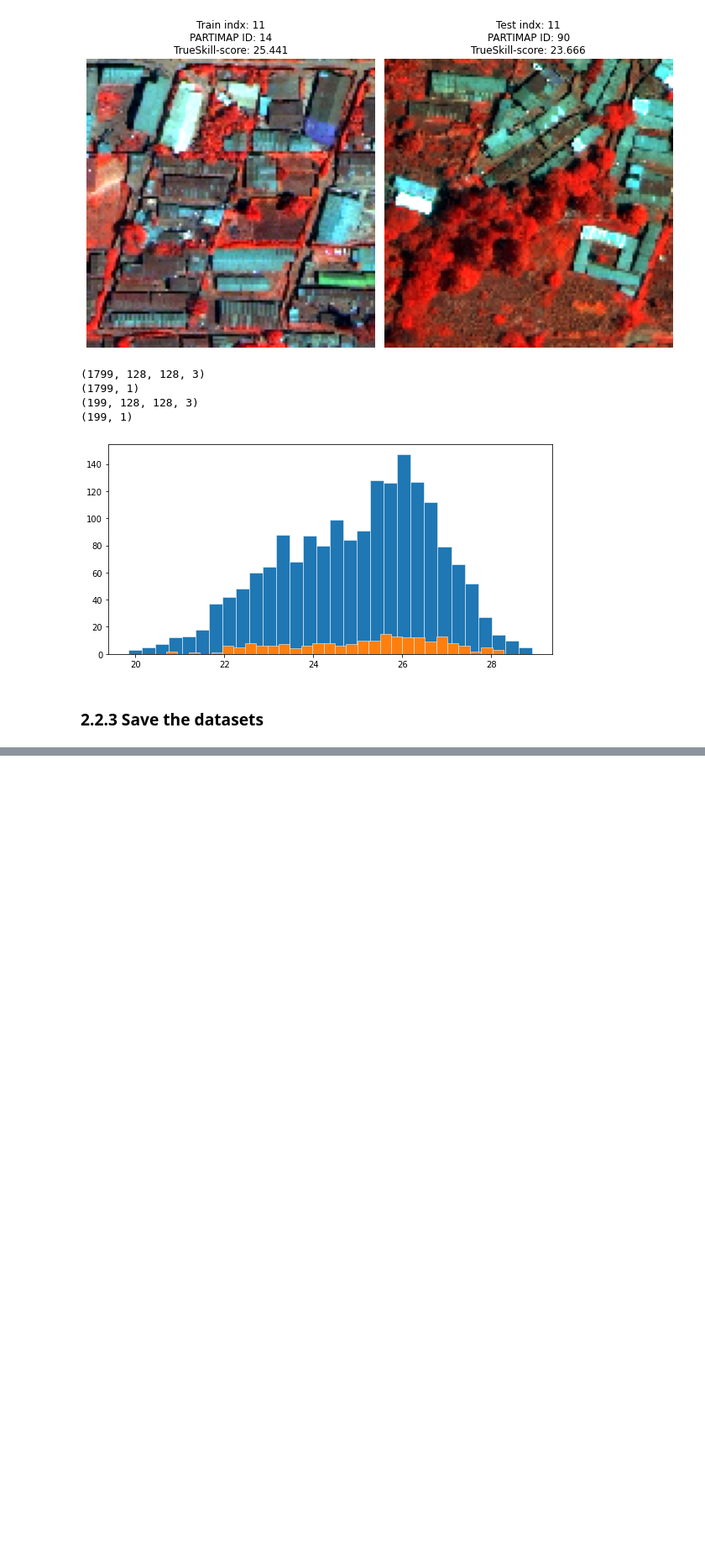
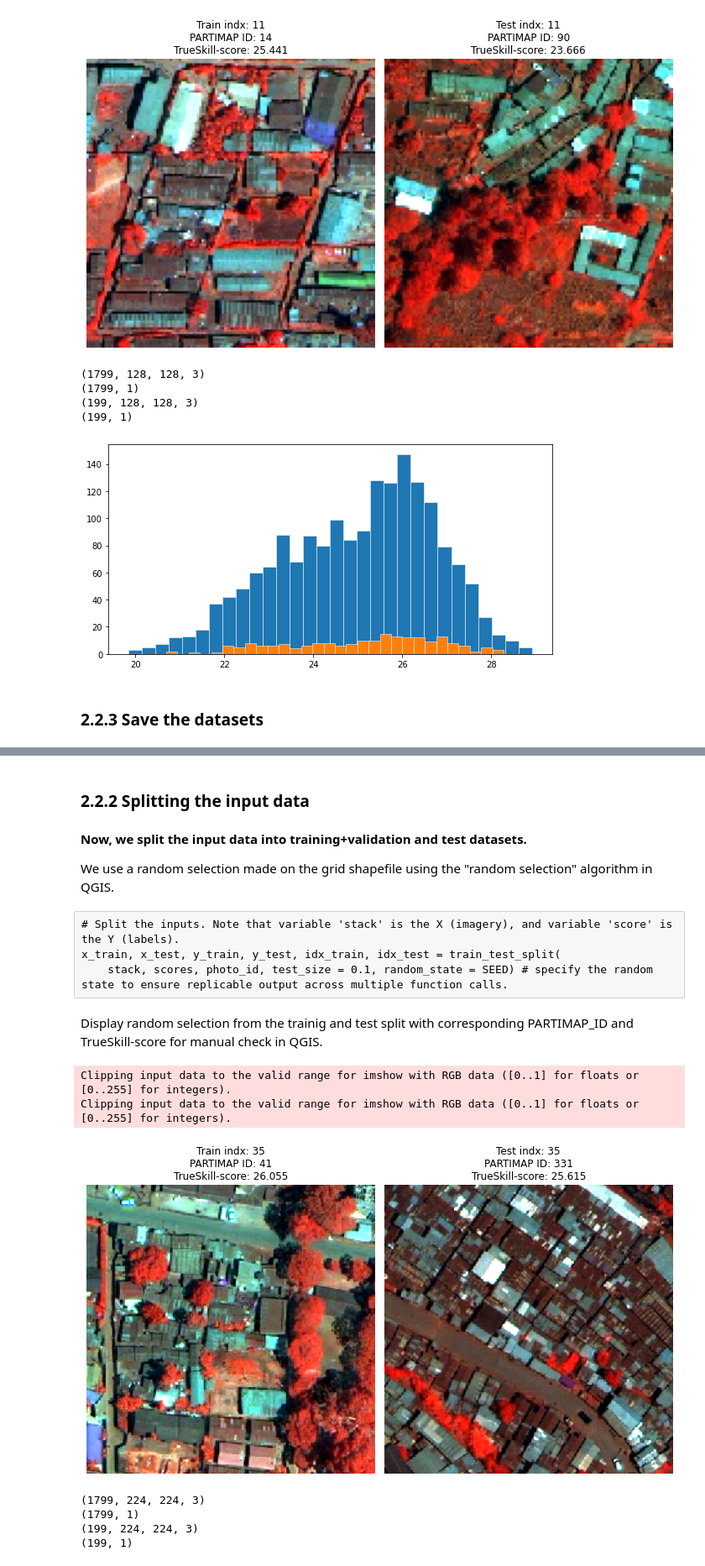
Before and after one commit to tgrippa/Partimap, a Jupyter notebook: Notebooks/Data_preprocessing.ipynb, the cells around one changed output, grey strips where cells are left out. Shown at 84% size. Cells and saved outputs as stored; diff of their text form; code cells hidden in the pictures; blank space fills up the shorter version.

```diff
--- a/Notebooks/Data_preprocessing.ipynb
+++ b/Notebooks/Data_preprocessing.ipynb
@@ -681,0 +825,58 @@ with h5py.File(os.path.join(data_path,"RGNIR_128.hdf5"), mode="w") as f:
+# %% [markdown]
+### 2.2.2 Splitting the input data
+# %% [markdown]
+**Now, we split the input data into training+validation and test datasets.**
+
+We use a random selection made on the grid shapefile using the "random selection" algorithm in QGIS.
+# %% [raw]
+# Split the inputs. Note that variable 'stack' is the X (imagery), and variable 'score' is the Y (labels).
+x_train, x_test, y_train, y_test, idx_train, idx_test = train_test_split(
+    stack, scores, photo_id, test_size = 0.1, random_state = SEED) # specify the random state to ensure replicable output across multiple function calls.
+# %%
+# Get Grid ID to be used for training and test grids
+train_ID = pd.read_csv(os.path.join(root,'grids','train_test','Partimap_Train_split.csv'))['PARTIMAP_I'].tolist() # Training split
+test_ID = pd.read_csv(os.path.join(root,'grids','train_test','Partimap_Test_split.csv'))['PARTIMAP_I'].tolist() # Test split
+# Get idex from original dataset
+idx_train = [i for i,x in enumerate(photo_id) if x in train_ID]
+idx_test = [i for i,x in enumerate(photo_id) if x in test_ID]
+# Select train and test split from the original dataset
+x_test = stack[idx_test]
+y_test = scores[idx_test]
+x_train = stack[idx_train]
+y_train = scores[idx_train]
+# %% [markdown]
+Display random selection from the trainig and test split with corresponding PARTIMAP_ID and TrueSkill-score for manual check in QGIS.
+# %%
+rd = np.random.randint(50)
+# Random selection in the training set and test set
+plt.rcParams["figure.facecolor"] = 'w'
+plt.figure(figsize=(10, 10))
+for i in range(2):
+    if i==0:
+        ax = plt.subplot(1, 2, i + 1)
+        plt.imshow(Norma_Xpercentile(x_train[rd,:,:,]))
+        plt.axis("off")
+        plt.title("Train indx: %s\nPARTIMAP ID: %s\nTrueSkill-score: %0.3f" %(rd,train_ID[rd],y_train[rd]))
+    else:
+        ax = plt.subplot(1, 2, i + 1)
+        plt.imshow(Norma_Xpercentile(x_test[rd,:,:,]))
+        plt.axis("off")
+        plt.title("Test indx: %s\nPARTIMAP ID: %s\nTrueSkill-score: %0.3f" %(rd,test_ID[rd],y_test[rd]))
+
+#plt.subplots_adjust(hspace=0.001)
+plt.tight_layout()
+# %% [output]
+Clipping input data to the valid range for imshow with RGB data ([0..1] for floats or [0..255] for integers).
+Clipping input data to the valid range for imshow with RGB data ([0..1] for floats or [0..255] for integers).
+[figure, added]
+# %%
+# Check the shape of each sub-dataset
+print(x_train.shape)
+print(y_train.shape)
+print(x_test.shape)
+print(y_test.shape)
+# %% [output]
+(1799, 224, 224, 3)
+(1799, 1)
+(199, 224, 224, 3)
+(199, 1)
```
Also changed, not shown: parts of 20 cells of this notebook.
